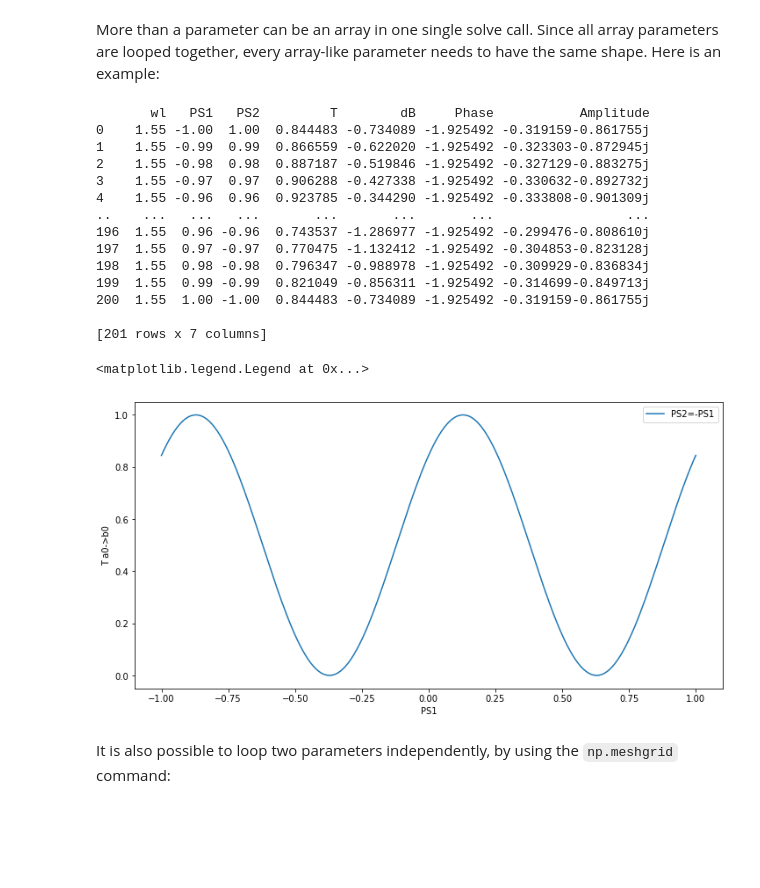
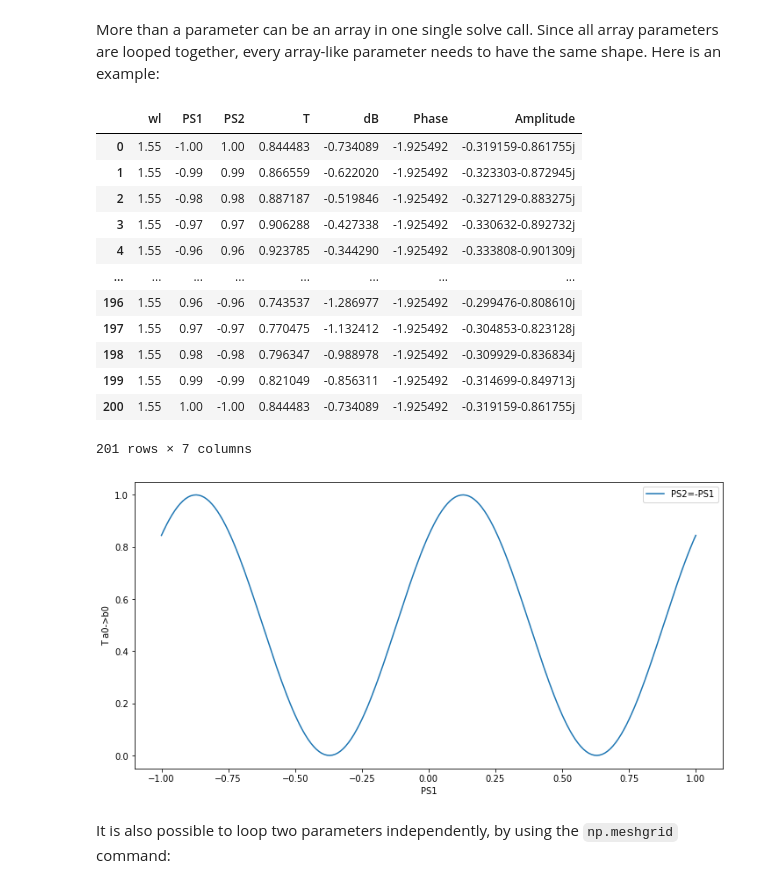
Before and after one commit to mpasson/lekkersim, a Jupyter notebook: Docs/jupyter/Parametric.ipynb, the cells around one changed output. Drawn from its saved outputs; the diff is of its cells as text; code cells hidden in the pictures; blank space fills up the shorter version.

```diff
--- a/Docs/jupyter/Parametric.ipynb
+++ b/Docs/jupyter/Parametric.ipynb
@@ -249,29 +247,27 @@ More than a parameter can be an array in one single solve call. Since all array
 # %%
 plt.figure(figsize=[12.0, 6.0])
 
 T=MZM.solve(wl=1.55, PS1=np.linspace(-1.0,1.0,201), PS2=np.linspace(1.0,-1.0,201)).get_data('a0','b0')
-print(T)
 plt.plot(T['PS1'],T['T'],label='PS2=-PS1')
 
 plt.xlabel('PS1')
 plt.ylabel('T a0->b0')
 plt.legend()
+T
 # %% [output]
+|  | wl | PS1 | PS2 | T | dB | Phase | Amplitude |
+| 0 | 1.55 | -1.00 | 1.00 | 0.844483 | -0.734089 | -1.925492 | -0.319159-0.861755j |
+| 1 | 1.55 | -0.99 | 0.99 | 0.866559 | -0.622020 | -1.925492 | -0.323303-0.872945j |
+| 2 | 1.55 | -0.98 | 0.98 | 0.887187 | -0.519846 | -1.925492 | -0.327129-0.883275j |
+| 3 | 1.55 | -0.97 | 0.97 | 0.906288 | -0.427338 | -1.925492 | -0.330632-0.892732j |
+| 4 | 1.55 | -0.96 | 0.96 | 0.923785 | -0.344290 | -1.925492 | -0.333808-0.901309j |
+| ... | ... | ... | ... | ... | ... | ... | ... |
+| 196 | 1.55 | 0.96 | -0.96 | 0.743537 | -1.286977 | -1.925492 | -0.299476-0.808610j |
+| 197 | 1.55 | 0.97 | -0.97 | 0.770475 | -1.132412 | -1.925492 | -0.304853-0.823128j |
+| 198 | 1.55 | 0.98 | -0.98 | 0.796347 | -0.988978 | -1.925492 | -0.309929-0.836834j |
+| 199 | 1.55 | 0.99 | -0.99 | 0.821049 | -0.856311 | -1.925492 | -0.314699-0.849713j |
+| 200 | 1.55 | 1.00 | -1.00 | 0.844483 | -0.734089 | -1.925492 | -0.319159-0.861755j |
-       wl   PS1   PS2         T        dB     Phase           Amplitude
-0    1.55 -1.00  1.00  0.844483 -0.734089 -1.925492 -0.319159-0.861755j
-1    1.55 -0.99  0.99  0.866559 -0.622020 -1.925492 -0.323303-0.872945j
-2    1.55 -0.98  0.98  0.887187 -0.519846 -1.925492 -0.327129-0.883275j
-3    1.55 -0.97  0.97  0.906288 -0.427338 -1.925492 -0.330632-0.892732j
-4    1.55 -0.96  0.96  0.923785 -0.344290 -1.925492 -0.333808-0.901309j
-..    ...   ...   ...       ...       ...       ...                 ...
-196  1.55  0.96 -0.96  0.743537 -1.286977 -1.925492 -0.299476-0.808610j
-197  1.55  0.97 -0.97  0.770475 -1.132412 -1.925492 -0.304853-0.823128j
-198  1.55  0.98 -0.98  0.796347 -0.988978 -1.925492 -0.309929-0.836834j
-199  1.55  0.99 -0.99  0.821049 -0.856311 -1.925492 -0.314699-0.849713j
-200  1.55  1.00 -1.00  0.844483 -0.734089 -1.925492 -0.319159-0.861755j
-
-[201 rows x 7 columns]
+201 rows × 7 columns
-<matplotlib.legend.Legend at 0x...>
 [figure]
 # %% [markdown]
 It is also possible to loop two parameters independently, by using the `np.meshgrid` command:
```
Also changed, not shown: parts of 4 cells of this notebook, 9 other files.
